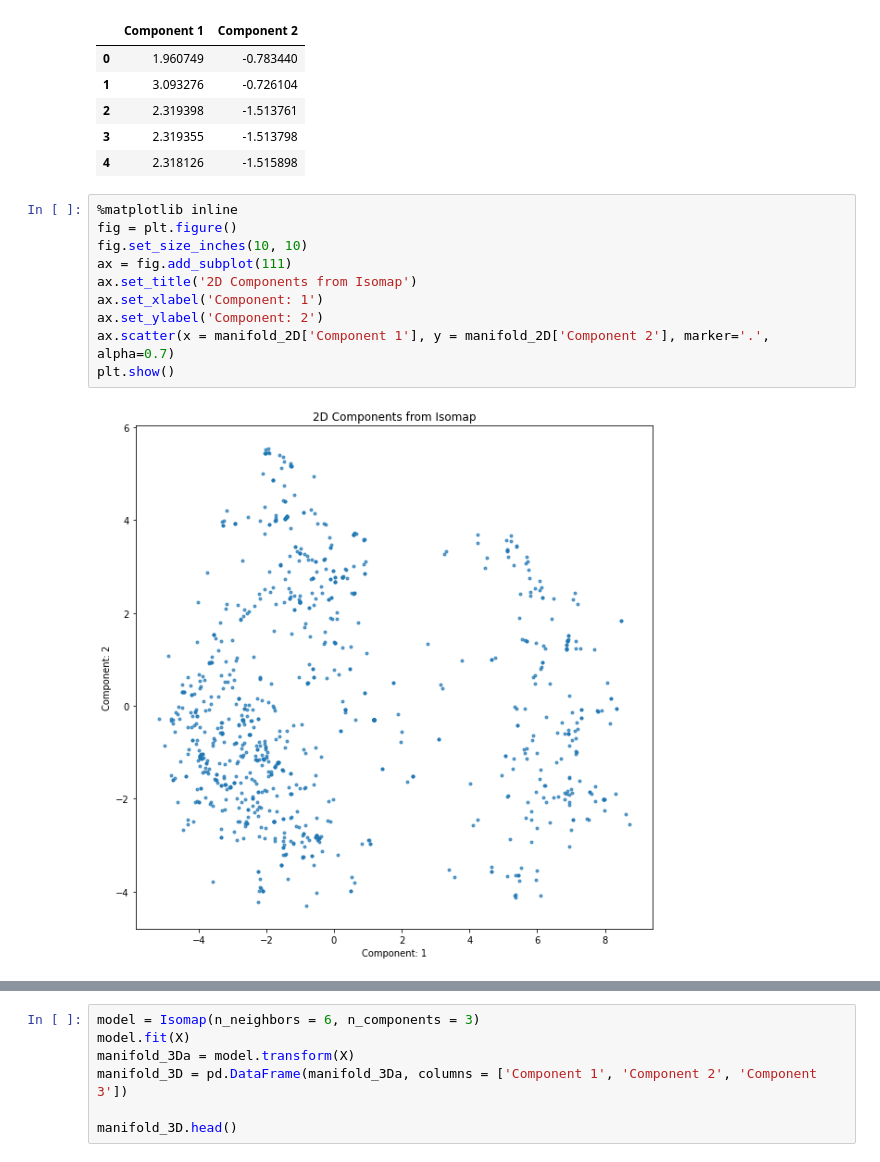
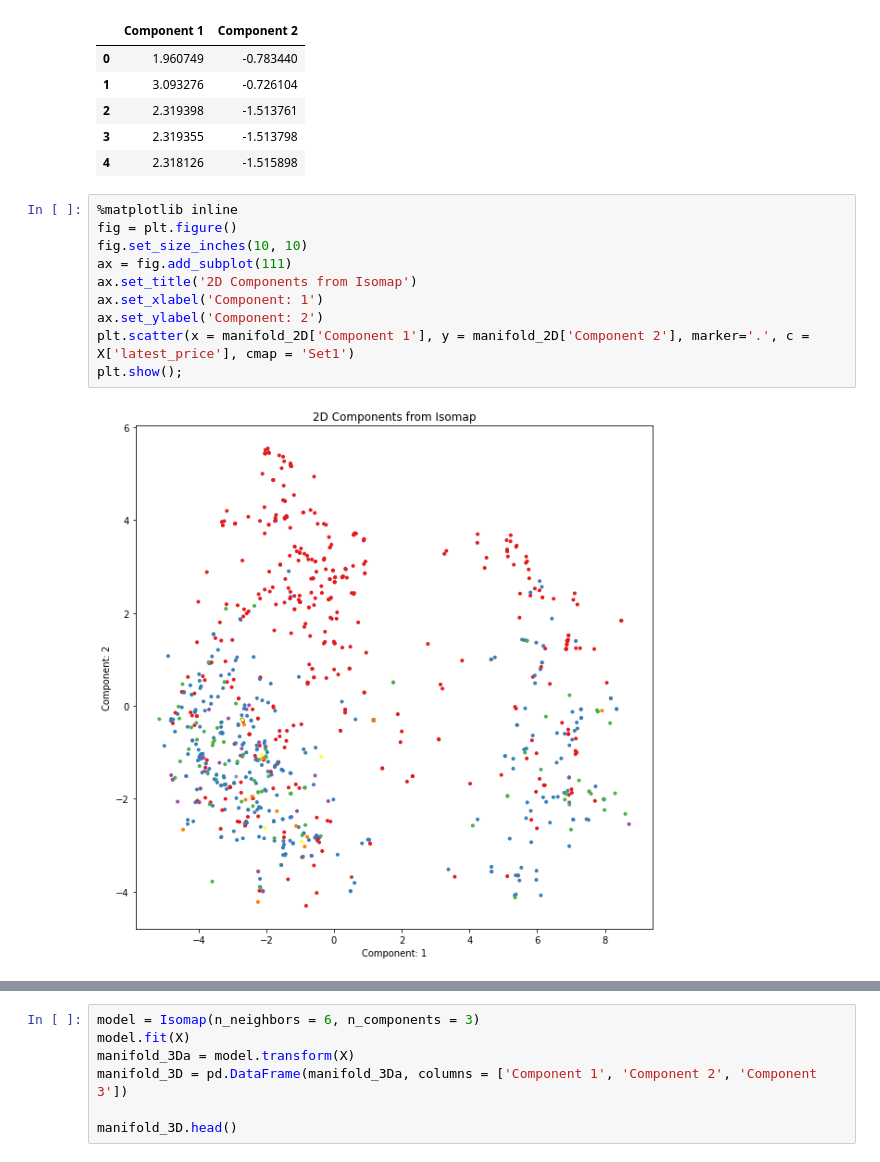
Before and after one commit to lutimoth/LaptopPriceModeling, a Jupyter notebook: notebooks/Laptop Pricing Modeling.ipynb, the cells around one changed output, grey strips where cells are left out. Saved outputs shown, nothing was run; the diff lists cells and outputs as text.

```diff
--- a/notebooks/Laptop Pricing Modeling.ipynb
+++ b/notebooks/Laptop Pricing Modeling.ipynb
@@ -551,12 +565,12 @@ manifold_2D.head()
 # %%
 %matplotlib inline
 fig = plt.figure()
 fig.set_size_inches(10, 10)
 ax = fig.add_subplot(111)
 ax.set_title('2D Components from Isomap')
 ax.set_xlabel('Component: 1')
 ax.set_ylabel('Component: 2')
-ax.scatter(x = manifold_2D['Component 1'], y = manifold_2D['Component 2'], marker='.', alpha=0.7)
-plt.show()
+plt.scatter(x = manifold_2D['Component 1'], y = manifold_2D['Component 2'], marker='.', c = X['latest_price'], cmap = 'Set1')
+plt.show();
 # %% [output]
-[figure, old version]
+[figure, new version]
```
Also changed, not shown: parts of 9 cells of this notebook.
